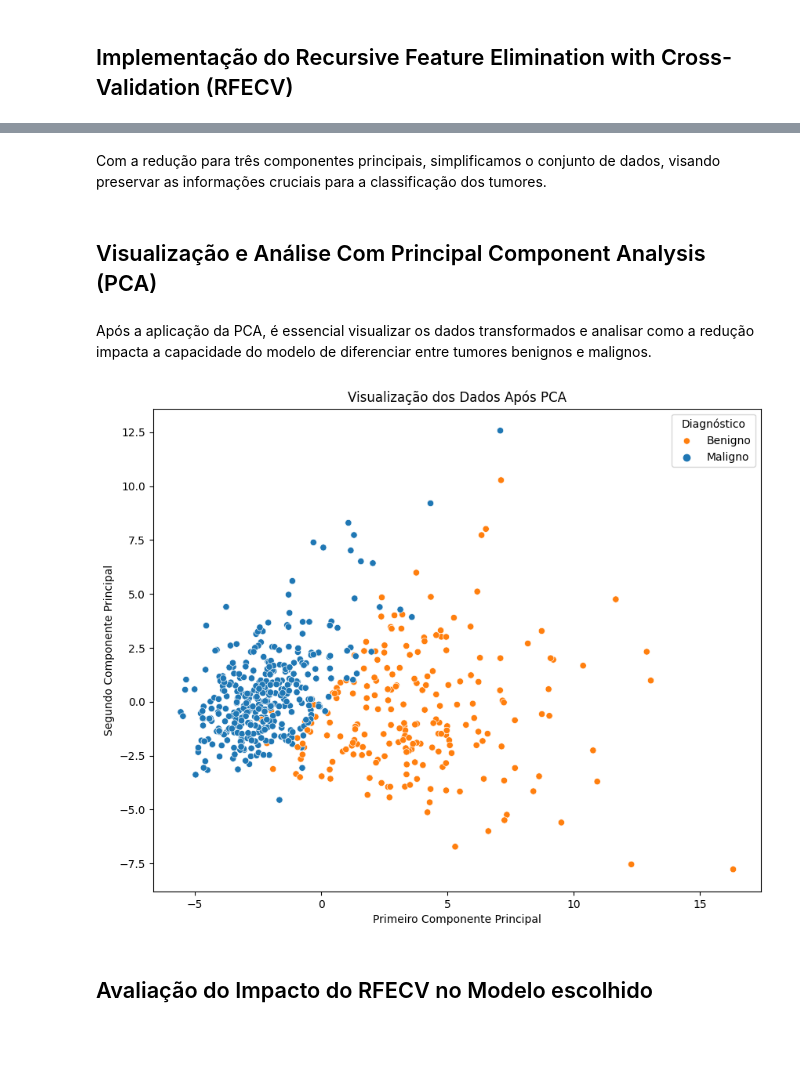
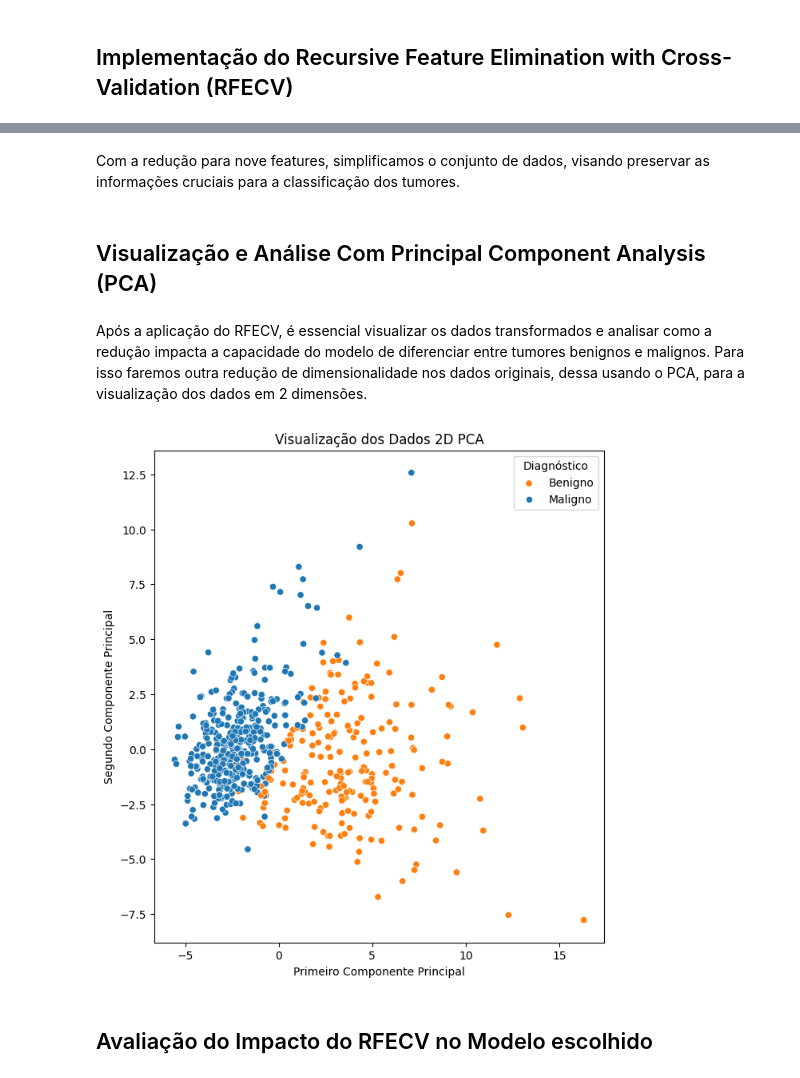
Before and after one commit to headyschwi/tia-project, a Jupyter notebook: main.ipynb, the cells around one changed output, grey strips where cells are left out. Saved outputs shown, nothing was run; the diff lists cells and outputs as text; code cells hidden in the pictures; blank space fills up the shorter version.

```diff
--- a/main.ipynb
+++ b/main.ipynb
@@ -260,23 +256,28 @@ Features selecionadas: Index(['radius_mean', 'perimeter_mean', 'area_mean', 'con
       dtype='object')
 # %% [markdown]
-Com a redução para três componentes principais, simplificamos o conjunto de dados, visando preservar as informações cruciais para a classificação dos tumores.
+Com a redução para nove features, simplificamos o conjunto de dados, visando preservar as informações cruciais para a classificação dos tumores.
 # %% [markdown]
 ## Visualização e Análise Com Principal Component Analysis (PCA)
 # %% [markdown]
-Após a aplicação da PCA, é essencial visualizar os dados transformados e analisar como a redução impacta a capacidade do modelo de diferenciar entre tumores benignos e malignos.
+Após a aplicação do RFECV, é essencial visualizar os dados transformados e analisar como a redução impacta a capacidade do modelo de diferenciar entre tumores benignos e malignos. Para isso faremos outra redução de dimensionalidade nos dados originais, dessa usando o PCA, para a visualização dos dados em 2 dimensões.
 # %%
 from sklearn.decomposition import PCA
+import plotly.express as px
 
-pca = PCA(n_components=2)
+pca = PCA(n_components=3)
 x_pca = pca.fit_transform(X, y)
 
+data_pca = pd.DataFrame(x_pca, columns=["PCA_1", "PCA_2", "PCA_3"])
+data_pca["diagnosis"] = y
 
-plt.figure(figsize=(10, 8))
+plt.figure(figsize=(16, 8))
+plt.subplot(1, 2, 1)
 scatterplot(x=x_pca[:, 0], y=x_pca[:, 1], hue=y)
-plt.title('Visualização dos Dados Após PCA')
+plt.title('Visualização dos Dados 2D PCA')
 plt.xlabel('Primeiro Componente Principal')
 plt.ylabel('Segundo Componente Principal')
 plt.legend(title='Diagnóstico', labels=['Benigno', 'Maligno'])
+
 plt.show()
 # %% [output]
-[figure, old version]
+[figure, new version]
```
Also changed, not shown: parts of 13 cells of this notebook, 3 other files.
